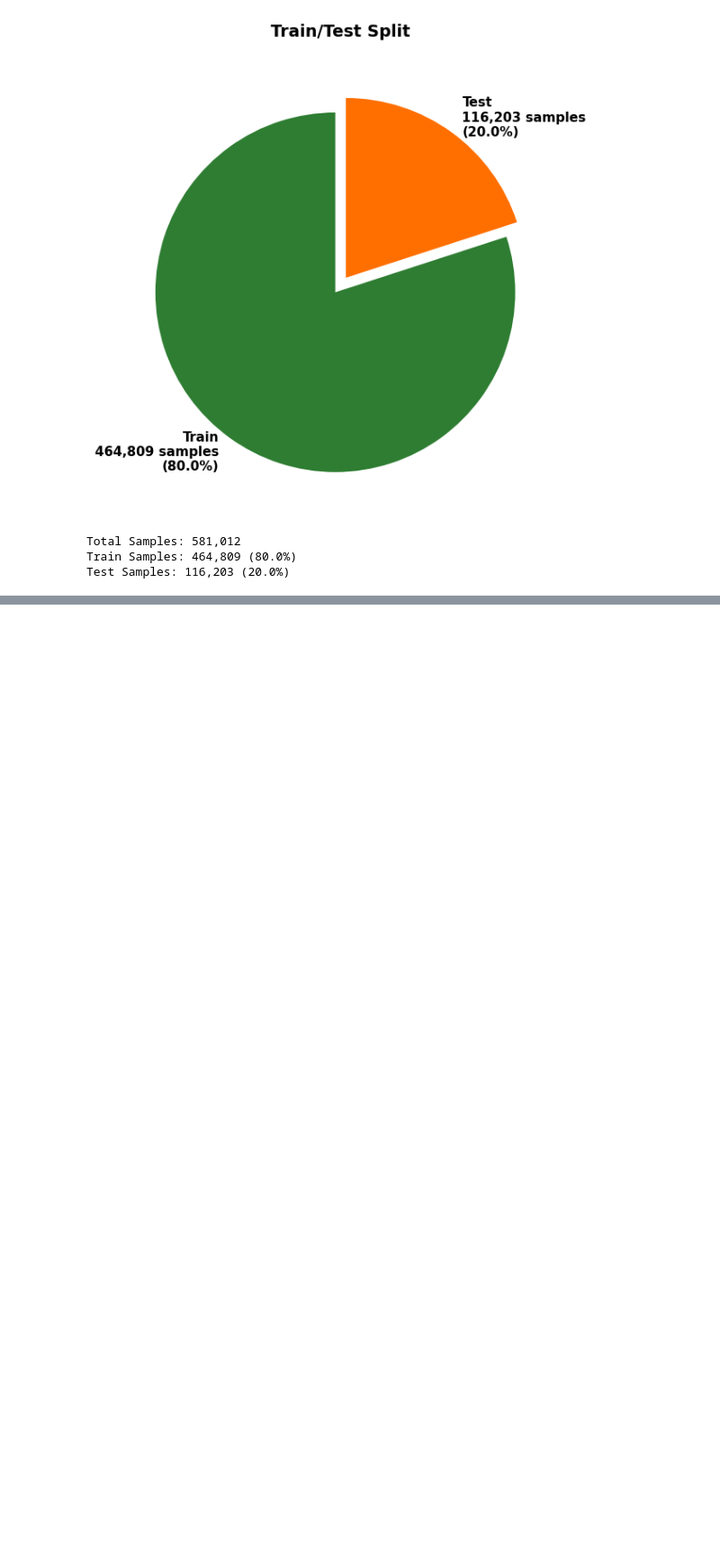
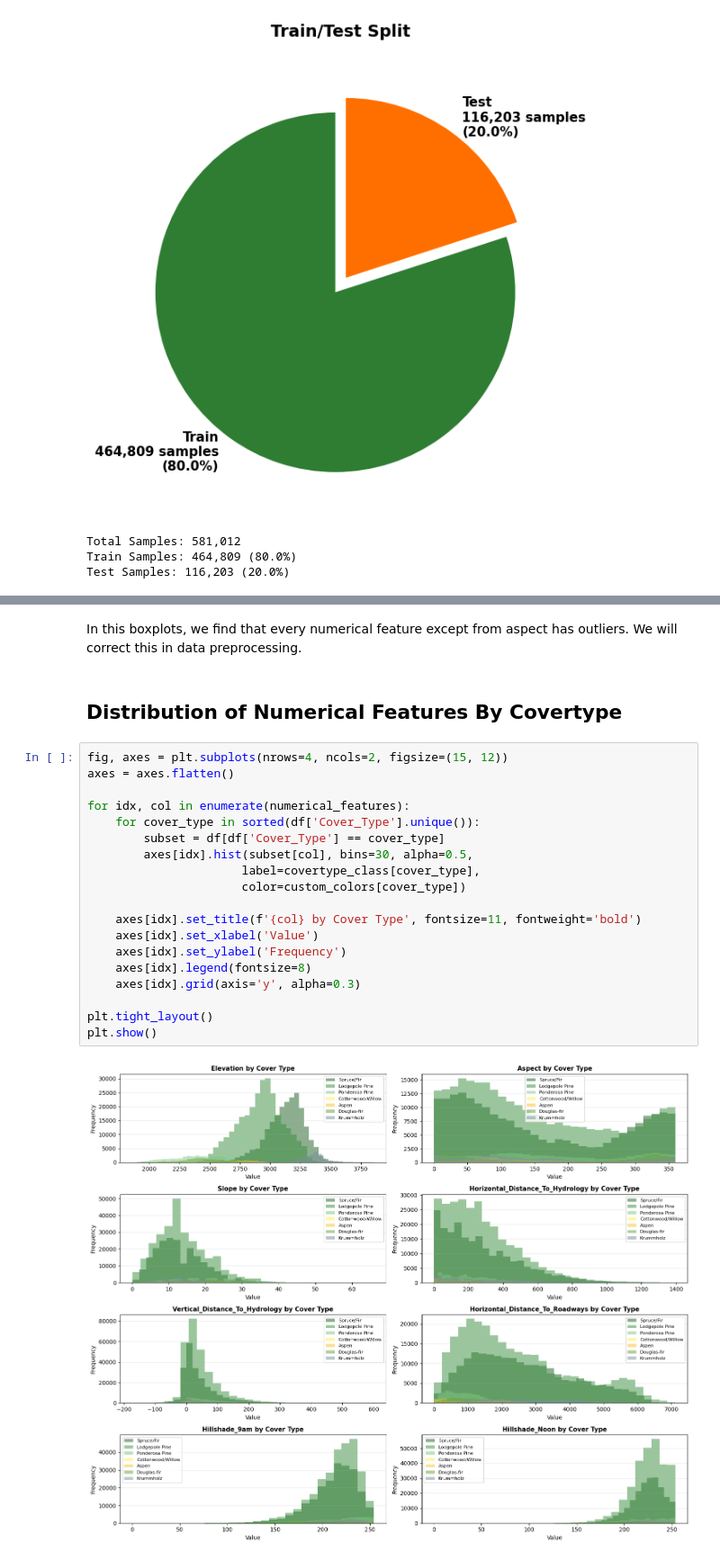
Before and after one commit to ineguiluz1/Forest-Covertype-Prediction-AML, a Jupyter notebook: notebooks/EDA.ipynb, the cells around one changed output, grey strips where cells are left out. Shown at 90% size. Cells and saved outputs as stored; diff of their text form; blank space fills up the shorter version.

```diff
--- a/notebooks/EDA.ipynb
+++ b/notebooks/EDA.ipynb
@@ -210,0 +261,25 @@ Test Samples: 116,203 (20.0%)
+# %% [markdown]
+In this boxplots, we find that every numerical feature except from aspect has outliers. We will correct this in data preprocessing.
+# %% [markdown]
+## Distribution of Numerical Features By Covertype
+# %%
+fig, axes = plt.subplots(nrows=4, ncols=2, figsize=(15, 12))
+axes = axes.flatten()
+
+for idx, col in enumerate(numerical_features):
+    for cover_type in sorted(df['Cover_Type'].unique()):
+        subset = df[df['Cover_Type'] == cover_type]
+        axes[idx].hist(subset[col], bins=30, alpha=0.5,
+                      label=covertype_class[cover_type],
+                      color=custom_colors[cover_type])
+
+    axes[idx].set_title(f'{col} by Cover Type', fontsize=11, fontweight='bold')
+    axes[idx].set_xlabel('Value')
+    axes[idx].set_ylabel('Frequency')
+    axes[idx].legend(fontsize=8)
+    axes[idx].grid(axis='y', alpha=0.3)
+
+plt.tight_layout()
+plt.show()
+# %% [output]
+[figure, added]
```
Also changed, not shown: parts of 7 cells of this notebook.
